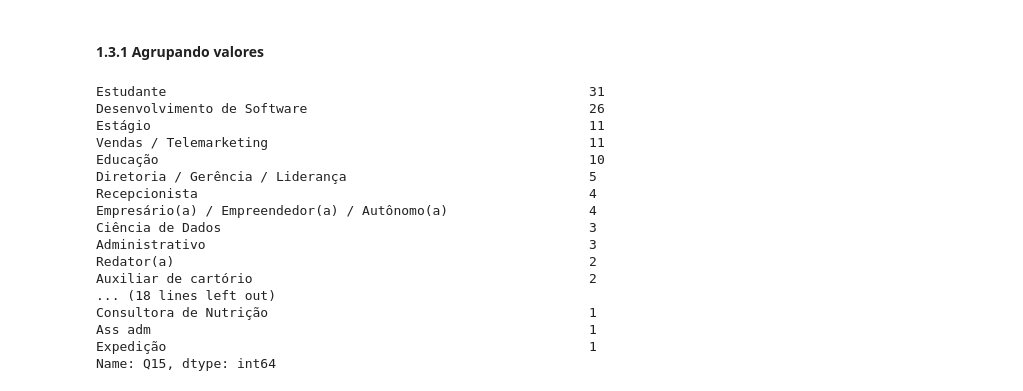
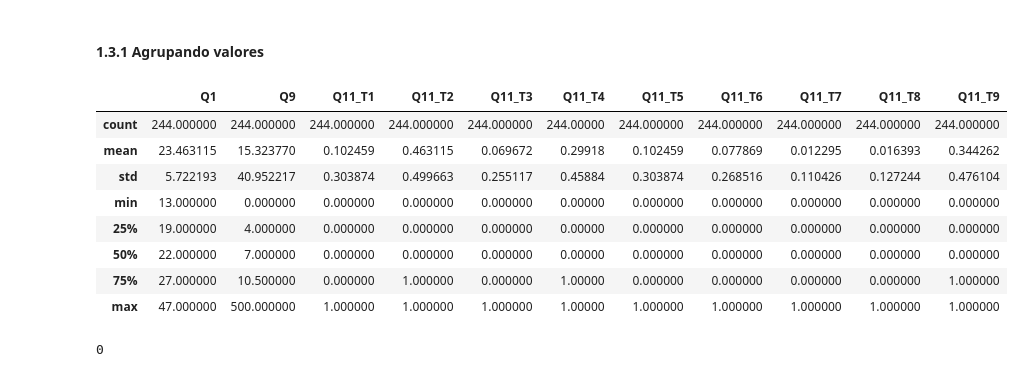
Before and after one commit to claytonrm/AnalisePreditivaSuicidio, a Jupyter notebook: AnalisePreditivaSuicidio.ipynb, the cells around one changed output. Cells and saved outputs as stored; diff of their text form; code cells hidden in the pictures.

```diff
--- a/AnalisePreditivaSuicidio.ipynb
+++ b/AnalisePreditivaSuicidio.ipynb
@@ -248,11 +302,6 @@ vendas = ['vendedor', 'vendas', 'atendente', 'call center', 'marketing', 'operad
 recepcionista = ['recepcionista', 'recepçao']
 autonomo = ['dono', 'autônoma', 'empreendedor', 'empresária']
 lideranca = ['gerente', 'diretor', 'líder']
-redator = ['redator']
-pesquisa = ['pesquisador']
-psicologia = ['psic']
-coordernadoria = ['coordenad']
-adm = ['adm']
 
 replace_values(df, 'Q15', desenvolvimento, 'Desenvolvimento de Software')
 replace_values(df, 'Q15', estudante, 'Estudante')
@@ -263,28 +312,27 @@ replace_values(df, 'Q15', recepcionista, 'Recepcionista')
 replace_values(df, 'Q15', autonomo, 'Empresário(a) / Empreendedor(a) / Autônomo(a)')
 replace_values(df, 'Q15', ciencia_de_dados, 'Ciência de Dados')
 replace_values(df, 'Q15', lideranca, 'Diretoria / Gerência / Liderança')
-replace_values(df, 'Q15', redator, 'Redator(a)')
-replace_values(df, 'Q15', psicologia, 'Psicologia')
-replace_values(df, 'Q15', pesquisa, 'Pesquisador(a)')
-replace_values(df, 'Q15', coordernadoria, 'Coordenador(a)')
-replace_values(df, 'Q15', coordernadoria, 'Administrativo')
+replace_values(df, 'Q15', ['redator'], 'Redator(a)')
+replace_values(df, 'Q15', ['psic'], 'Psicologia')
+replace_values(df, 'Q15', ['pesquisador'], 'Pesquisador(a)')
+replace_values(df, 'Q15', ['coordenad'], 'Coordenador(a)')
+replace_values(df, 'Q15', ['adm'], 'Administrativo')
+replace_values(df, 'Q15', ['arquitet'], 'Arquiteto(a)')
+
+df['Q15'].fillna('Sem resposta', inplace=True)
-# %%
-df['Q15'].str.strip().value_counts()
-# %% [output]
-Estudante                                                      31
-Desenvolvimento de Software                                    26
-Estágio                                                        11
-Vendas / Telemarketing                                         11
-Educação                                                       10
-Diretoria / Gerência / Liderança                               5
-Recepcionista                                                  4
-Empresário(a) / Empreendedor(a) / Autônomo(a)                  4
-Ciência de Dados                                               3
-Administrativo                                                 3
-Redator(a)                                                     2
-Auxiliar de cartório                                           2
-... (18 lines left out)
-Consultora de Nutrição                                         1
-Ass adm                                                        1
-Expedição                                                      1
-Name: Q15, dtype: int64
+# %%
+df.describe()
+# %% [output]
+|  | Q1 | Q9 | Q11_T1 | Q11_T2 | Q11_T3 | Q11_T4 | Q11_T5 | Q11_T6 | Q11_T7 | Q11_T8 | Q11_T9 |
+| count | 244.000000 | 244.000000 | 244.000000 | 244.000000 | 244.000000 | 244.00000 | 244.000000 | 244.000000 | 244.000000 | 244.000000 | 244.000000 |
+| mean | 23.463115 | 15.323770 | 0.102459 | 0.463115 | 0.069672 | 0.29918 | 0.102459 | 0.077869 | 0.012295 | 0.016393 | 0.344262 |
+| std | 5.722193 | 40.952217 | 0.303874 | 0.499663 | 0.255117 | 0.45884 | 0.303874 | 0.268516 | 0.110426 | 0.127244 | 0.476104 |
+| min | 13.000000 | 0.000000 | 0.000000 | 0.000000 | 0.000000 | 0.00000 | 0.000000 | 0.000000 | 0.000000 | 0.000000 | 0.000000 |
+| 25% | 19.000000 | 4.000000 | 0.000000 | 0.000000 | 0.000000 | 0.00000 | 0.000000 | 0.000000 | 0.000000 | 0.000000 | 0.000000 |
+| 50% | 22.000000 | 7.000000 | 0.000000 | 0.000000 | 0.000000 | 0.00000 | 0.000000 | 0.000000 | 0.000000 | 0.000000 | 0.000000 |
+| 75% | 27.000000 | 10.500000 | 0.000000 | 1.000000 | 0.000000 | 1.00000 | 0.000000 | 0.000000 | 0.000000 | 0.000000 | 1.000000 |
+| max | 47.000000 | 500.000000 | 1.000000 | 1.000000 | 1.000000 | 1.00000 | 1.000000 | 1.000000 | 1.000000 | 1.000000 | 1.000000 |
+# %%
+max(df.isnull().sum())
+# %% [output]
+0
```
Also changed, not shown: parts of 16 cells of this notebook.
